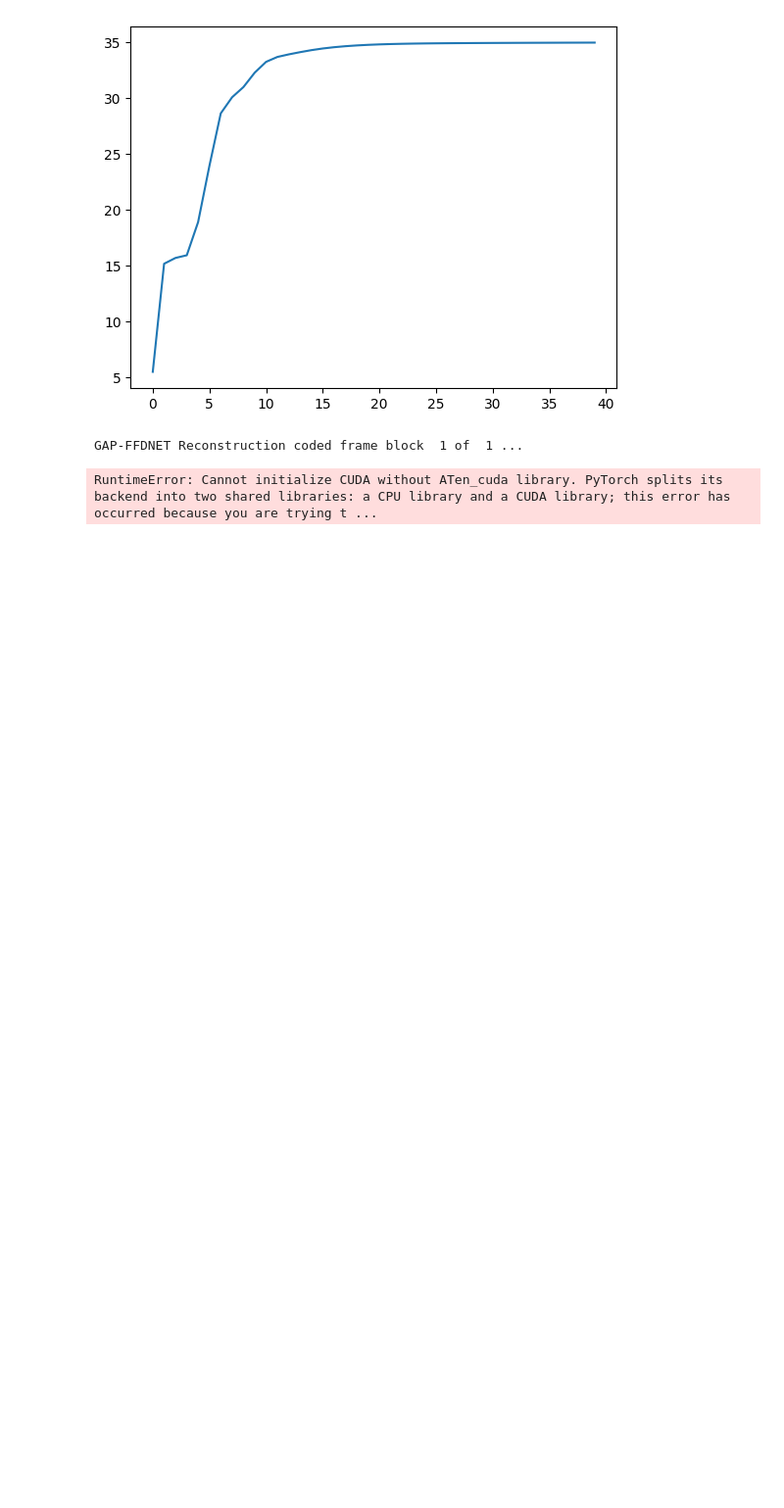
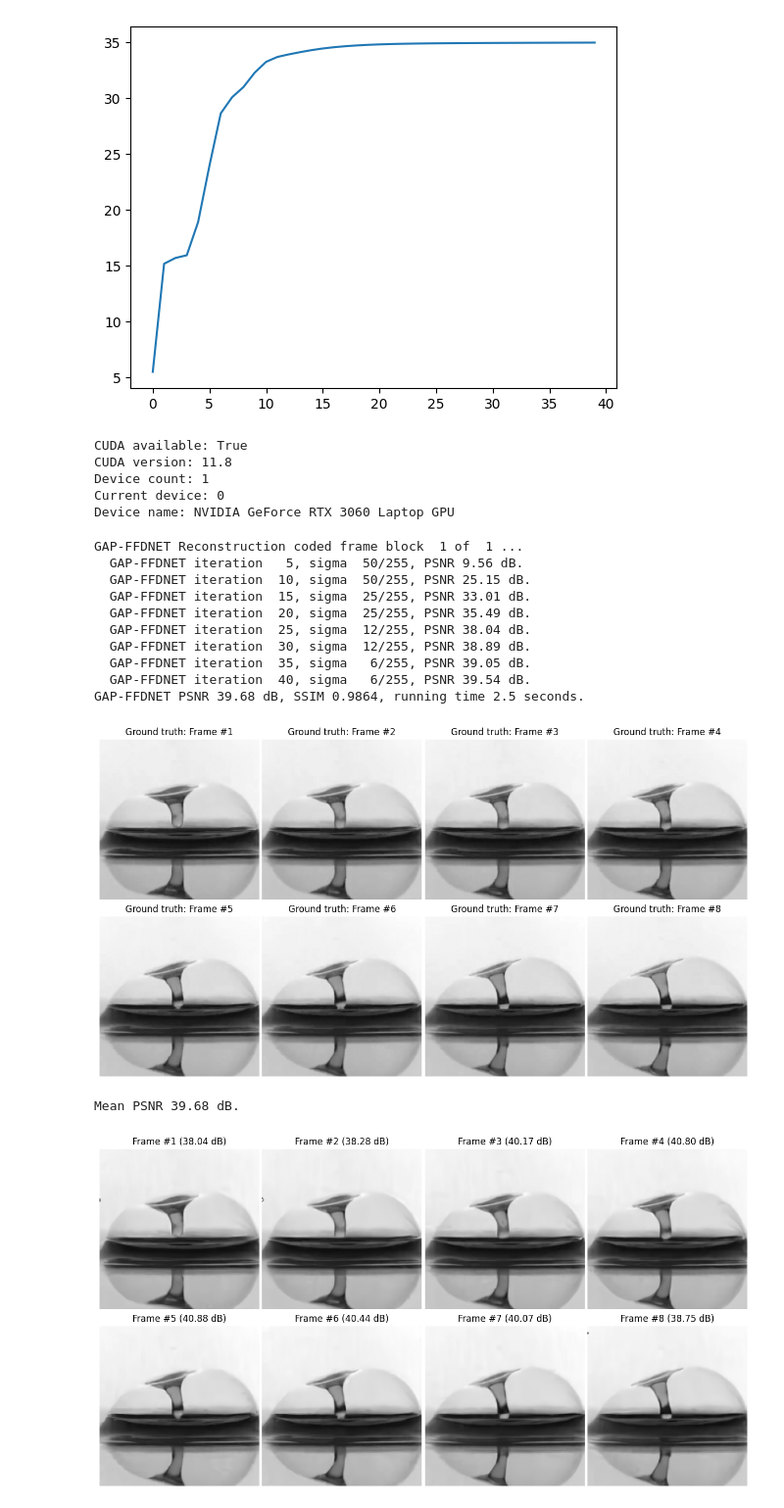
Before and after one commit to MohamedAkkAdir/PnPGAP_SCI, a Jupyter notebook: python/pnp_sci_demo.ipynb, the cells around one changed output. Shown at 98% size. Drawn from its saved outputs; the diff is of its cells as text; code cells hidden in the pictures; blank space fills up the shorter version.

```diff
--- a/python/pnp_sci_demo.ipynb
+++ b/python/pnp_sci_demo.ipynb
@@ -228,6 +241,19 @@ Mean PSNR 35.17 dB.
 [figure]
 [figure]
 [figure]
+# %%
+import torch
+print("CUDA available:", torch.cuda.is_available())  # Should return True
+print("CUDA version:", torch.version.cuda)  # Should return the installed CUDA version (e.g., 11.8)
+print("Device count:", torch.cuda.device_count())  # Number of GPUs detected
+print("Current device:", torch.cuda.current_device())  # Index of current device
+print("Device name:", torch.cuda.get_device_name(0))  # Name of the detected GPU (e.g., NVIDIA RTX 3060)
+# %% [output]
+CUDA available: True
+CUDA version: 11.8
+Device count: 1
+Current device: 0
+Device name: NVIDIA GeForce RTX 3060 Laptop GPU
 # %%
 import torch
 from packages.ffdnet.models import FFDNet
@@ -244,7 +270,7 @@ sigma    = [50/255, 25/255, 12/255, 6/255] # pre-set noise standard deviation
 iter_max = [10, 10, 10, 10] # maximum number of iterations
 # sigma    = [12/255, 6/255] # pre-set noise standard deviation
 # iter_max = [10,10] # maximum number of iterations
-useGPU = False # use GPU
+useGPU = True # use GPU
 
 # pre-load the model for FFDNet image denoising
 in_ch = 1
@@ -260,7 +286,7 @@ if useGPU:
     device_ids = [0]
     model = torch.nn.DataParallel(net, device_ids=device_ids).cuda()
 else:
-    state_dict =  torch.load(model_fn, map_location=torch.device('cpu'), weights_only=False)
+    state_dict =  torch.load(model_fn, weights_only=False)
     # CPU mode: remove the DataParallel wrapper
     state_dict = remove_dataparallel_wrapper(state_dict)
     model = net
@@ -279,4 +305,59 @@ print('{}-{} PSNR {:2.2f} dB, SSIM {:.4f}, running time {:.1f} seconds.'.format(
     projmeth.upper(), denoiser.upper(), mean(psnr_gapffdnet), mean(ssim_gapffdnet), tgapffdnet))
 # %% [output]
 GAP-FFDNET Reconstruction coded frame block  1 of  1 ...
+  GAP-FFDNET iteration   5, sigma  50/255, PSNR 9.56 dB.
+  GAP-FFDNET iteration  10, sigma  50/255, PSNR 25.15 dB.
+  GAP-FFDNET iteration  15, sigma  25/255, PSNR 33.01 dB.
+  GAP-FFDNET iteration  20, sigma  25/255, PSNR 35.49 dB.
+  GAP-FFDNET iteration  25, sigma  12/255, PSNR 38.04 dB.
+  GAP-FFDNET iteration  30, sigma  12/255, PSNR 38.89 dB.
+  GAP-FFDNET iteration  35, sigma   6/255, PSNR 39.05 dB.
+  GAP-FFDNET iteration  40, sigma   6/255, PSNR 39.54 dB.
+GAP-FFDNET PSNR 39.68 dB, SSIM 0.9864, running time 2.5 seconds.
-RuntimeError: Cannot initialize CUDA without ATen_cuda library. PyTorch splits its backend into two shared libraries: a CPU library and a CUDA library; this error has occurred because you are trying t ...
+# %%
+# [3.3] result demonstration of GAP-Denoise
+vgapdenoise = vgapffdnet
+psnr_gapdenoise = psnr_gapffdnet
+psnrall_gapdenoise = psnrall_gapffdnet[0]
+
+nmask = mask.shape[2]
+
+fig = plt.figure(figsize=(12, 6.5))
+for nt in range(nmask):
+    plt.subplot(nmask//4, 4, nt+1)
+    plt.imshow(orig[:,:,nt]/MAXB, cmap=plt.cm.gray, vmin=0, vmax=1)
+    plt.axis('off')
+    plt.title('Ground truth: Frame #{0:d}'.format(nt+1), fontsize=12)
+plt.subplots_adjust(wspace=0.02, hspace=0.02, bottom=0, top=1, left=0, right=1)
+plt.show()
+
+fig = plt.figure(figsize=(12, 6.5))
+PSNR_rec = np.zeros(nmask)
+for nt in range(nmask):
+    plt.subplot(nmask//4, 4, nt+1)
+    plt.imshow(vgapdenoise[:,:,nt], cmap=plt.cm.gray, vmin=0, vmax=1)
+    plt.axis('off')
+    plt.title('Frame #{0:d} ({1:2.2f} dB)'.format(nt+1,psnr_gapdenoise[nt]), fontsize=12)
+
+print('Mean PSNR {:2.2f} dB.'.format(mean(psnr_gapdenoise)))
+# plt.title('GAP-{} mean PSNR {:2.2f} dB'.format(denoiser.upper(),np.mean(PSNR_rec)))
+plt.subplots_adjust(wspace=0.02, hspace=0.02, bottom=0, top=1, left=0, right=1)
+plt.show()
+
+
+plt.figure(2)
+# plt.rcParams["font.family"] = 'monospace'
+# plt.rcParams["font.size"] = "20"
+plt.plot(psnr_gapdenoise)
+# plt.plot(psnr_gapdenoise,color='black')
+# plt.savefig('./results/savedfig/psnr_framewise_traffic48.png')
+plt.show()
+
+
+plt.figure(3)
+plt.plot(psnrall_gapdenoise)
+plt.show()
+# %% [output]
+[figure, added]
+Mean PSNR 39.68 dB.
+[figure, added]
```
Also changed, not shown: parts of 6 cells of this notebook, 18 other files.
